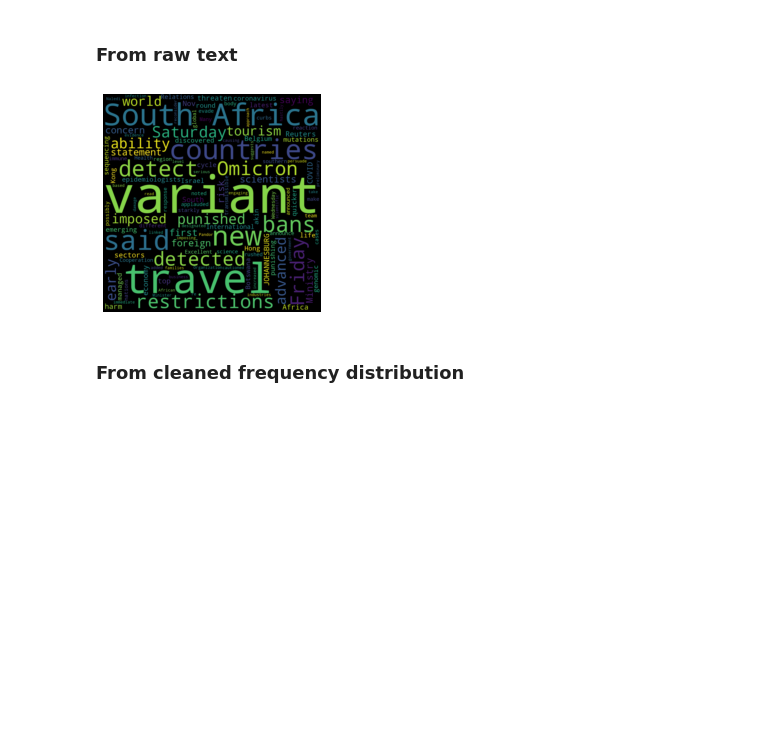
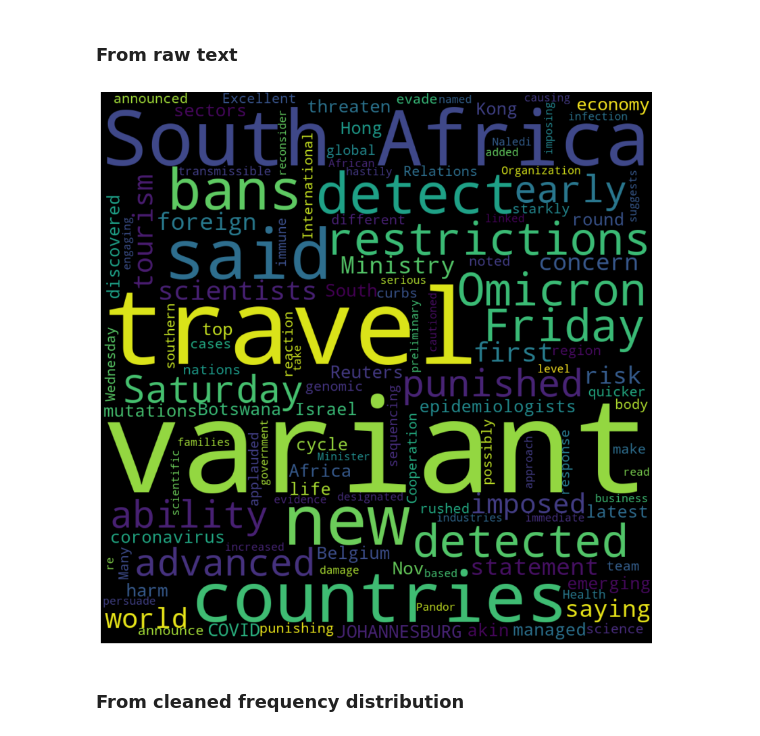
Before and after one commit to GuillaumeArp/Wild_Notebooks, a Jupyter notebook: NLP/1.3 NLP - WordCloud - Guillaume Arp.ipynb, the cells around one changed output. Cells and saved outputs as stored; diff of their text form; code cells hidden in the pictures; blank space fills up the shorter version.

```diff
--- a/NLP/1.3 NLP - WordCloud - Guillaume Arp.ipynb
+++ b/NLP/1.3 NLP - WordCloud - Guillaume Arp.ipynb
@@ -184,13 +171,13 @@ wordcloud = WordCloud(width=1000, height=1000, max_font_size=300, min_font_size=
 # %%
 wordcloud.generate_from_text(article_text)
 
-plt.figure()
+plt.figure(figsize=(15,15))
 plt.imshow(wordcloud, interpolation="bilinear")
 plt.axis("off")
 plt.margins(x=0, y=0)
 plt.show()
 # %% [output]
-[figure, old version]
+[figure, new version]
 # %% [markdown]
 ### From cleaned frequency distribution
 # %%
```
Also changed, not shown: parts of 10 cells of this notebook.
